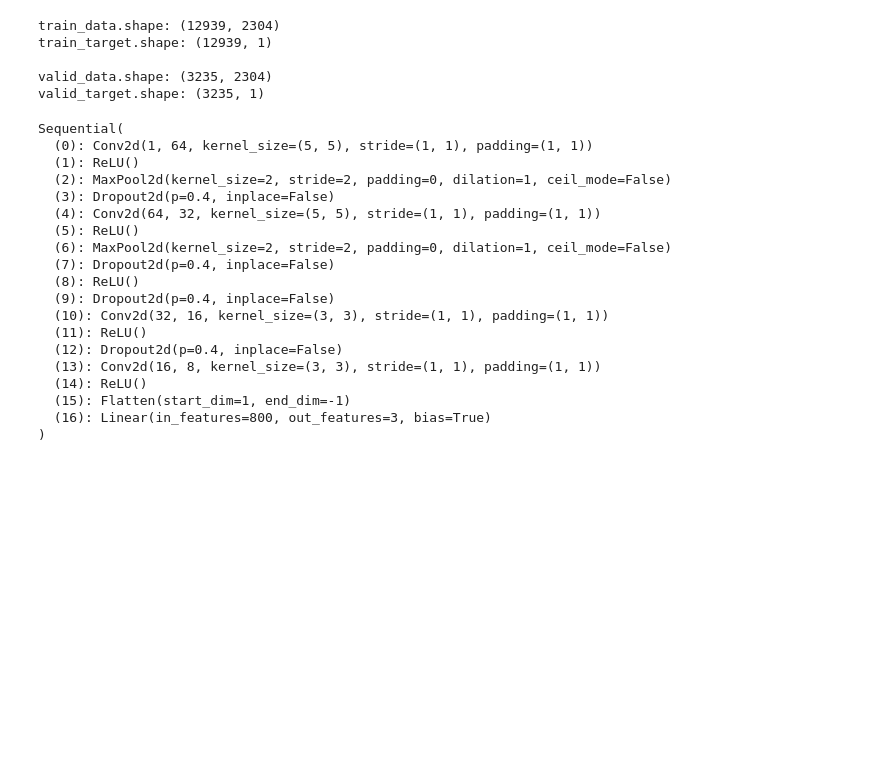
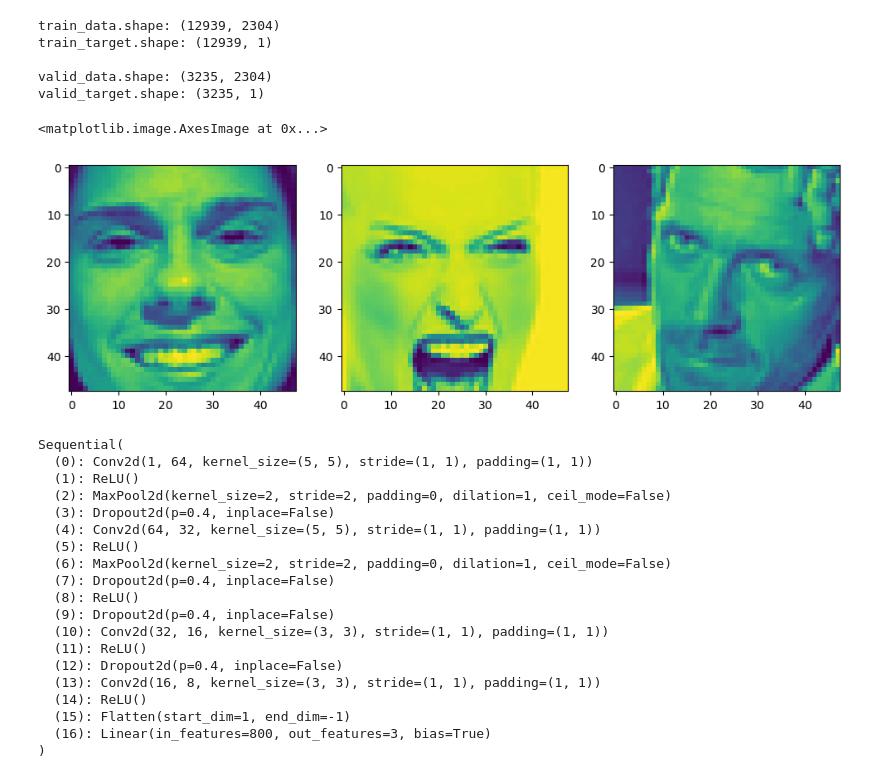
Before and after one commit to Lex-ari/MachineLearning, a Jupyter notebook: FacialExpressionClassification/mariano_alex_assignment3.ipynb, the cells around one changed output. Saved outputs shown, nothing was run; the diff lists cells and outputs as text; code cells hidden in the pictures; blank space fills up the shorter version.

Commit message:
Update Model Training and Accuracy

```diff
--- a/FacialExpressionClassification/mariano_alex_assignment3.ipynb
+++ b/FacialExpressionClassification/mariano_alex_assignment3.ipynb
@@ -137,21 +137,31 @@ class CustomDataset(Dataset):
     def __len__(self):
         return len(self.data)
 # %%
-trainingDataset = CustomDataset(train_data, train_target,
+trainingDataset = CustomDataset(data_preprocessed, targets_preprocessed,
     transform=transforms.Compose([
     transforms.ToTensor(),
     transforms.Normalize(0.4915, 0.2470)
     ]))
 validationDataset = CustomDataset(valid_data, valid_target,
     transform=transforms.Compose([
     transforms.ToTensor(),
     transforms.Normalize(0.4915, 0.2470)
     ]))
 
 # print(trainingDataset.data[0])
 
-# image, target = trainingDataset.__getitem__(0)
-# plt.imshow(image)
+images = trainingDataset.data
+f, axarr = plt.subplots(1, 3, figsize=(12,12))
+axarr = axarr.flatten()
+#plt.axis('off')
+# for i in range (0, 15):
+#     axarr[i].imshow(images[i])
+axarr[0].imshow(images[0])
+axarr[1].imshow(images[5])
+axarr[2].imshow(images[10])
+# %% [output]
+<matplotlib.image.AxesImage at 0x...>
+[figure, added]
 # %%
 kwargs = {'num_workers': 1, 'pin_memory': True} if torch.cuda.is_available()else {}
 
```
Also changed, not shown: parts of 3 cells of this notebook, 3 other files.
